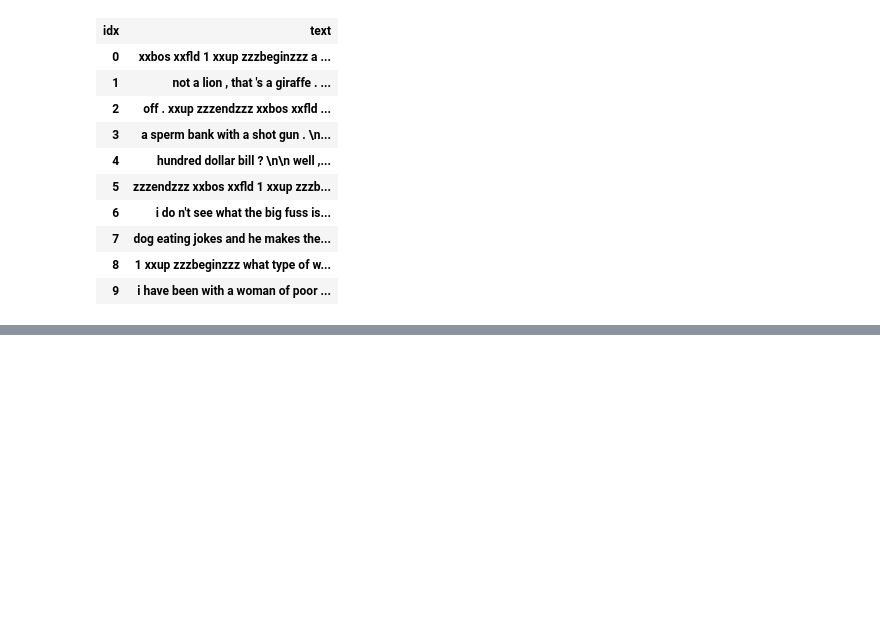
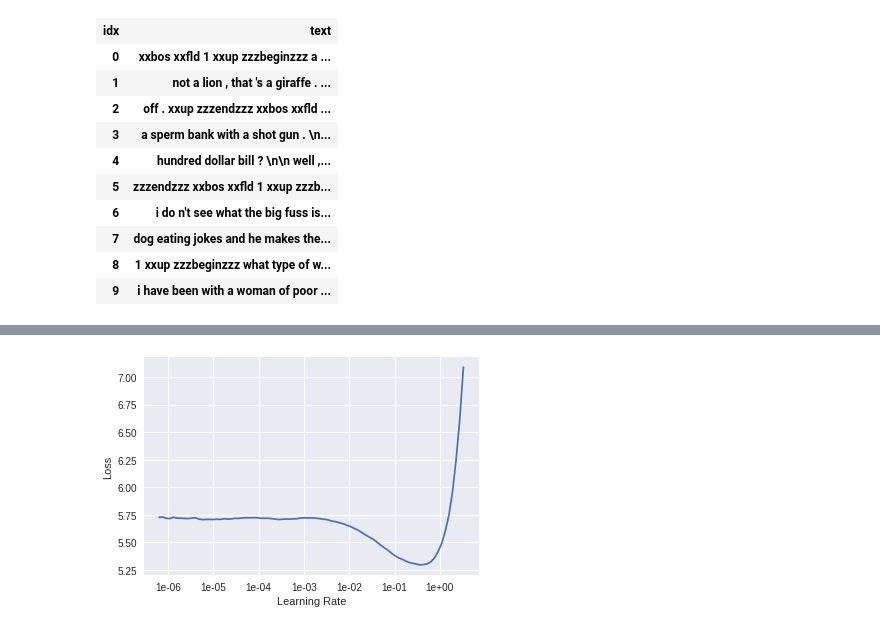
Before and after one commit to gdoteof/neuralnet_stuff, a Jupyter notebook: rjokes_languagemodel.ipynb, the cells around one changed output, grey strips where cells are left out. Saved outputs shown, nothing was run; the diff lists cells and outputs as text; code cells hidden in the pictures; blank space fills up the shorter version.

```diff
--- a/rjokes_languagemodel.ipynb
+++ b/rjokes_languagemodel.ipynb
@@ -339,0 +151,4 @@ learn.freeze()
+# %%
+learn.recorder.plot()
+# %% [output]
+[figure, added]
```
Also changed, not shown: parts of 83 cells of this notebook.
